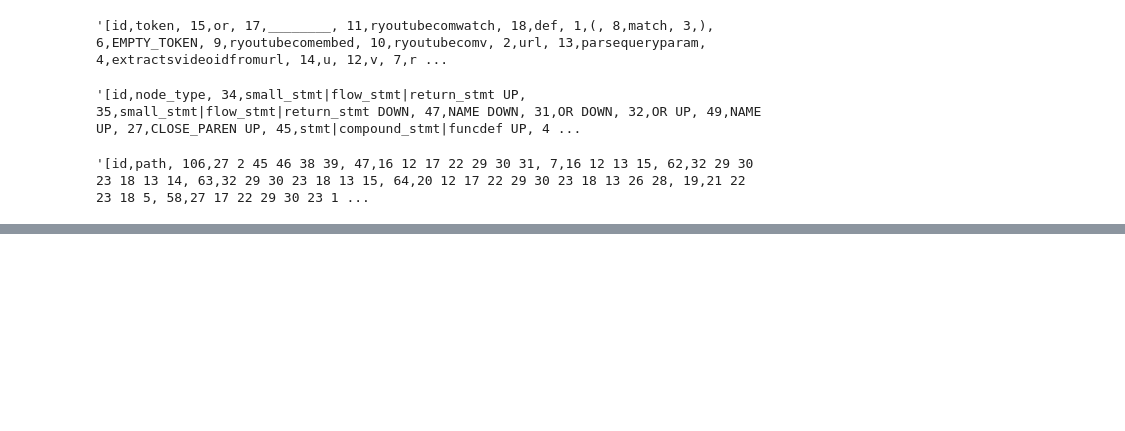
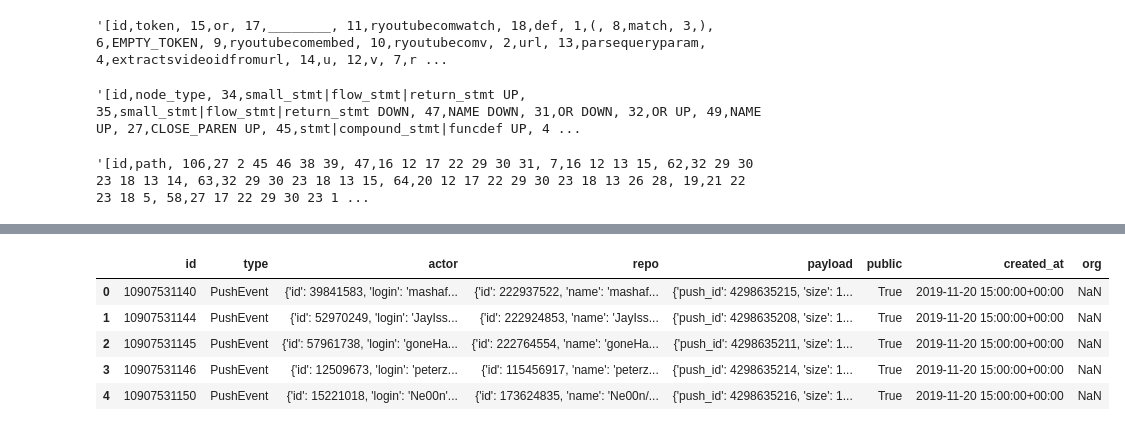
Before and after one commit to UmarFarooqui/MethodNamePrediction, a Jupyter notebook: Data_Wrangling.ipynb, the cells around one changed output, grey strips where cells are left out. Cells and saved outputs as stored; diff of their text form; code cells hidden in the pictures; blank space fills up the shorter version.

```diff
--- a/Data_Wrangling.ipynb
+++ b/Data_Wrangling.ipynb
@@ -399,0 +407,3 @@ pydf_highest_star_df.loc[0, 'paths']
+# %%
+gharchive_df = pd.read_json('/content/drive/My Drive/data/2019-11-20-15.json.gz', compression='gzip', lines=True)
+gharchive_df.info()
@@ -399,0 +424,9 @@ pydf_highest_star_df.loc[0, 'paths']
+# %%
+gharchive_df.head()
+# %% [output]
+|  | id | type | actor | repo | payload | public | created_at | org |
+| 0 | 10907531140 | PushEvent | {'id': 39841583, 'login': 'mashaf... | {'id': 222937522, 'name': 'mashaf... | {'push_id': 4298635215, 'size': 1... | True | 2019-11-20 15:00:00+00:00 | NaN |
+| 1 | 10907531144 | PushEvent | {'id': 52970249, 'login': 'JayIss... | {'id': 222924853, 'name': 'JayIss... | {'push_id': 4298635208, 'size': 1... | True | 2019-11-20 15:00:00+00:00 | NaN |
+| 2 | 10907531145 | PushEvent | {'id': 57961738, 'login': 'goneHa... | {'id': 222764554, 'name': 'goneHa... | {'push_id': 4298635211, 'size': 1... | True | 2019-11-20 15:00:00+00:00 | NaN |
+| 3 | 10907531146 | PushEvent | {'id': 12509673, 'login': 'peterz... | {'id': 115456917, 'name': 'peterz... | {'push_id': 4298635214, 'size': 1... | True | 2019-11-20 15:00:00+00:00 | NaN |
+| 4 | 10907531150 | PushEvent | {'id': 15221018, 'login': 'Ne00n'... | {'id': 173624835, 'name': 'Ne00n/... | {'push_id': 4298635216, 'size': 1... | True | 2019-11-20 15:00:00+00:00 | NaN |
```
Also changed, not shown: parts of 7 cells of this notebook.
